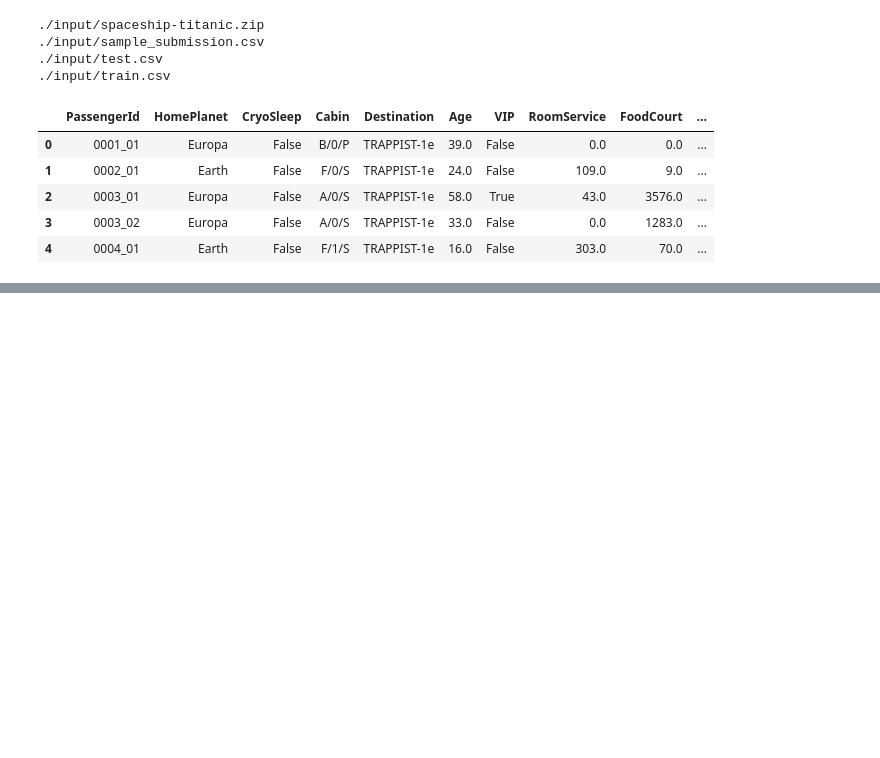
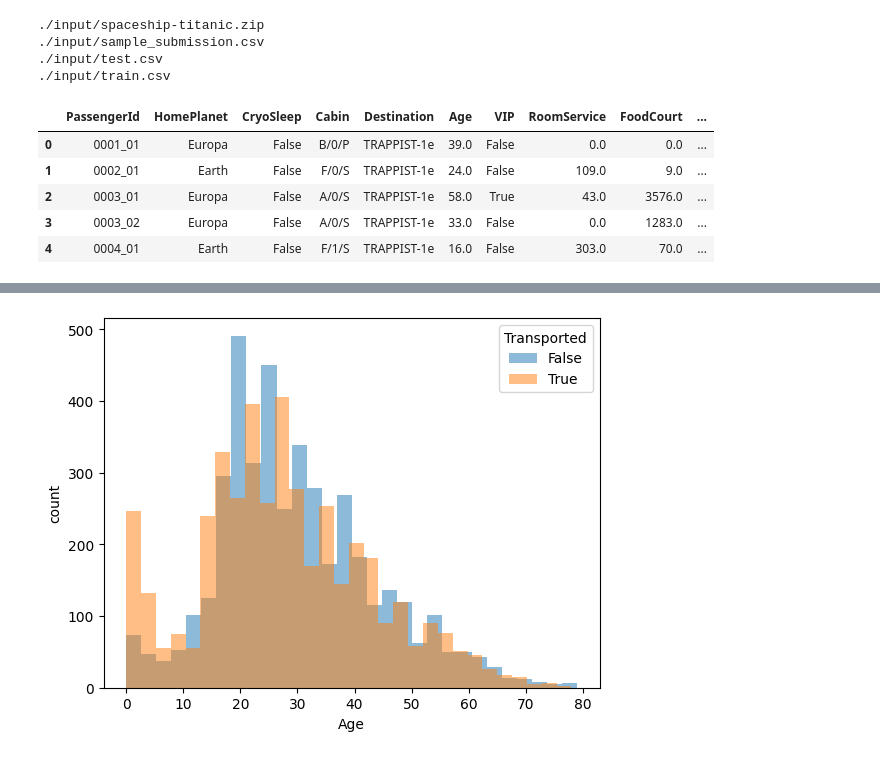
Before and after one commit to n-takano85/kaggle-practice, a Jupyter notebook: spaceship-titanic/s-titanic_EDA.ipynb, the cells around one changed output, grey strips where cells are left out. Drawn from its saved outputs; the diff is of its cells as text; code cells hidden in the pictures; blank space fills up the shorter version.

```diff
--- a/spaceship-titanic/s-titanic_EDA.ipynb
+++ b/spaceship-titanic/s-titanic_EDA.ipynb
@@ -30,0 +63,10 @@ train.head()
+# %%
+plt.hist(train.loc[train['Transported'] == False, 'Age'].dropna(), bins=30, alpha=0.5, label='False')
+plt.hist(train.loc[train['Transported'] == True, 'Age'].dropna(), bins=30, alpha=0.5, label='True')
+plt.xlabel('Age')
+plt.ylabel('count')
+plt.legend(title='Transported')
+plt.show()
+#子供、老人はTrueの割合が高い、中年はFalseの割合が高い
+# %% [output]
+[figure, added]
```
Also changed, not shown: parts of 8 cells of this notebook, 1 other file.
